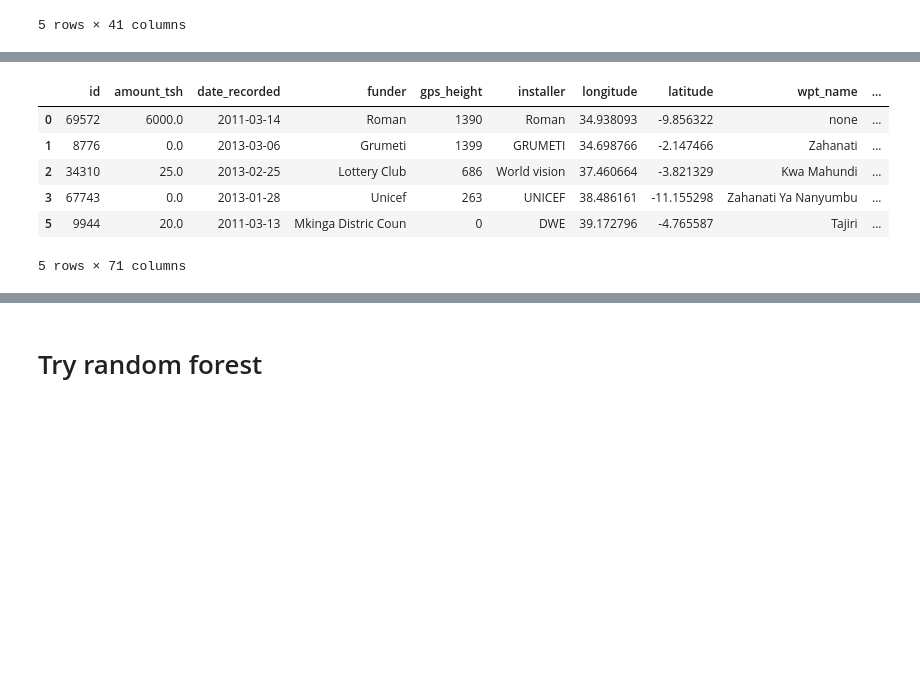
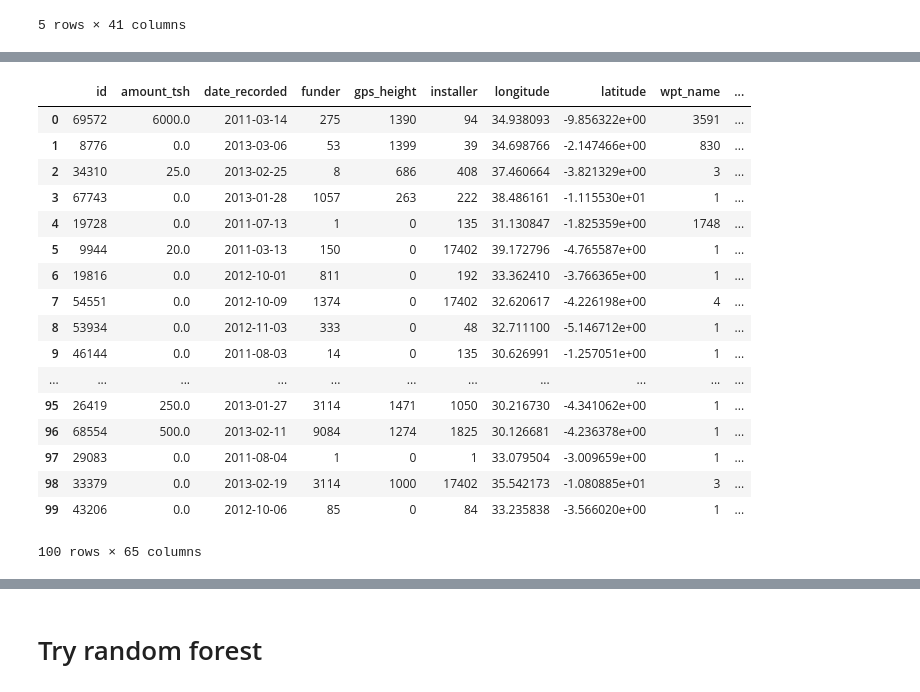
Before and after one commit to ggrotewold/PumpItUp, a Jupyter notebook: PumpItUp.ipynb, the cells around one changed output, grey strips where cells are left out. Saved outputs shown, nothing was run; the diff lists cells and outputs as text; code cells hidden in the pictures; blank space fills up the shorter version.

```diff
--- a/PumpItUp.ipynb
+++ b/PumpItUp.ipynb
@@ -31,12 +32,24 @@ Possible data-issues
 # %%
 def cleanData(data : pd.DataFrame, columns : list):
     #data = data[data.population != 0] # delete population == 0
-    #data = data.drop('num_private', axis = 1)
+    if 'num_private' in data.columns: # drop 'num_private'
+        data = data.drop('num_private', axis = 1)
 
-    for columnName in columns:
+    data['public_meeting'] = data['public_meeting'].fillna('True') #fill nan with 'True'
+    data['permit'] = data['permit'].fillna('True')
+
+    for columnName in columns: # make all strings lower case and replace names with number of occurence.
         data[columnName] = data[columnName].fillna('unknown')
+        data.loc[data[columnName].str.len() <=2, columnName] = 'unknown'
+        data.loc[data[columnName] == 'none', columnName] = 'unknown'
         data[columnName].str.lower()
         data = data.replace({columnName : data[columnName].value_counts().to_dict()})
+
+    #change data-recorded to year- and month-only-columns
+    data['date_recorded'] = pd.to_datetime(data['date_recorded'], format='%Y-%m-%d')
+    data['year_recorded'] =data['date_recorded'].dt.year
+    data['month_recorded'] = data['date_recorded'].dt.month
+
     return data
 
 def createCatColumnsWithCodes(data : pd.DataFrame):
@@ -51,7 +64,7 @@ def createCatColumnsWithCodes(data : pd.DataFrame):
 
 
 # clean data
-trainingData = cleanData(trainingData, ['funder', 'installer','wpt_name','basin'])
+trainingData = cleanData(trainingData, ['funder', 'installer','wpt_name','basin', 'subvillage','scheme_name', 'scheme_management'])
 
 #change labels to category data
 trainingData = createCatColumnsWithCodes(trainingData)
@@ -58,14 +91,25 @@ trainingData = createCatColumnsWithCodes(trainingData)
 # %%
 # Show data-frame top
-trainingData.head()
+trainingData.head(100)
 # %% [output]
 |  | id | amount_tsh | date_recorded | funder | gps_height | installer | longitude | latitude | wpt_name | ... |
-| 0 | 69572 | 6000.0 | 2011-03-14 | Roman | 1390 | Roman | 34.938093 | -9.856322 | none | ... |
-| 1 | 8776 | 0.0 | 2013-03-06 | Grumeti | 1399 | GRUMETI | 34.698766 | -2.147466 | Zahanati | ... |
-| 2 | 34310 | 25.0 | 2013-02-25 | Lottery Club | 686 | World vision | 37.460664 | -3.821329 | Kwa Mahundi | ... |
-| 3 | 67743 | 0.0 | 2013-01-28 | Unicef | 263 | UNICEF | 38.486161 | -11.155298 | Zahanati Ya Nanyumbu | ... |
-| 5 | 9944 | 20.0 | 2011-03-13 | Mkinga Distric Coun | 0 | DWE | 39.172796 | -4.765587 | Tajiri | ... |
+| 0 | 69572 | 6000.0 | 2011-03-14 | 275 | 1390 | 94 | 34.938093 | -9.856322e+00 | 3591 | ... |
+| 1 | 8776 | 0.0 | 2013-03-06 | 53 | 1399 | 39 | 34.698766 | -2.147466e+00 | 830 | ... |
+| 2 | 34310 | 25.0 | 2013-02-25 | 8 | 686 | 408 | 37.460664 | -3.821329e+00 | 3 | ... |
+| 3 | 67743 | 0.0 | 2013-01-28 | 1057 | 263 | 222 | 38.486161 | -1.115530e+01 | 1 | ... |
+| 4 | 19728 | 0.0 | 2011-07-13 | 1 | 0 | 135 | 31.130847 | -1.825359e+00 | 1748 | ... |
+| 5 | 9944 | 20.0 | 2011-03-13 | 150 | 0 | 17402 | 39.172796 | -4.765587e+00 | 1 | ... |
+| 6 | 19816 | 0.0 | 2012-10-01 | 811 | 0 | 192 | 33.362410 | -3.766365e+00 | 1 | ... |
+| 7 | 54551 | 0.0 | 2012-10-09 | 1374 | 0 | 17402 | 32.620617 | -4.226198e+00 | 4 | ... |
+| 8 | 53934 | 0.0 | 2012-11-03 | 333 | 0 | 48 | 32.711100 | -5.146712e+00 | 1 | ... |
+| 9 | 46144 | 0.0 | 2011-08-03 | 14 | 0 | 135 | 30.626991 | -1.257051e+00 | 1 | ... |
+| ... | ... | ... | ... | ... | ... | ... | ... | ... | ... | ... |
+| 95 | 26419 | 250.0 | 2013-01-27 | 3114 | 1471 | 1050 | 30.216730 | -4.341062e+00 | 1 | ... |
+| 96 | 68554 | 500.0 | 2013-02-11 | 9084 | 1274 | 1825 | 30.126681 | -4.236378e+00 | 1 | ... |
+| 97 | 29083 | 0.0 | 2011-08-04 | 1 | 0 | 1 | 33.079504 | -3.009659e+00 | 1 | ... |
+| 98 | 33379 | 0.0 | 2013-02-19 | 3114 | 1000 | 17402 | 35.542173 | -1.080885e+01 | 3 | ... |
+| 99 | 43206 | 0.0 | 2012-10-06 | 85 | 0 | 84 | 33.235838 | -3.566020e+00 | 1 | ... |
-5 rows × 71 columns
+100 rows × 65 columns
 # %%
 # Describe data
 trainingData.describe()
```
Also changed, not shown: parts of 7 cells of this notebook.
